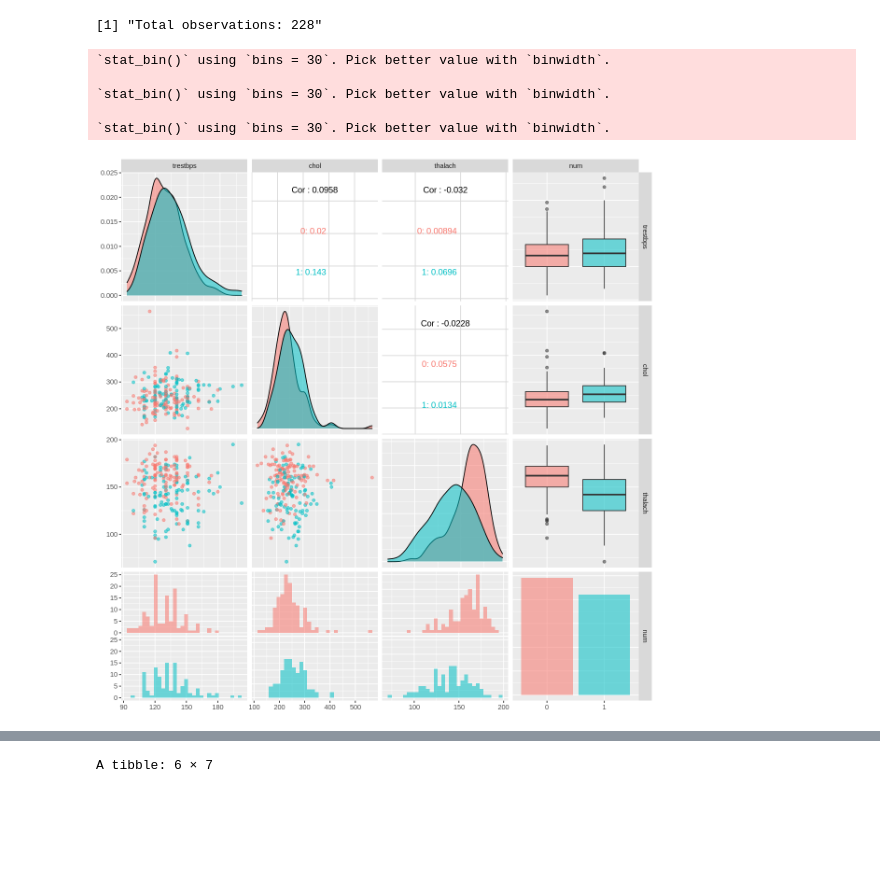
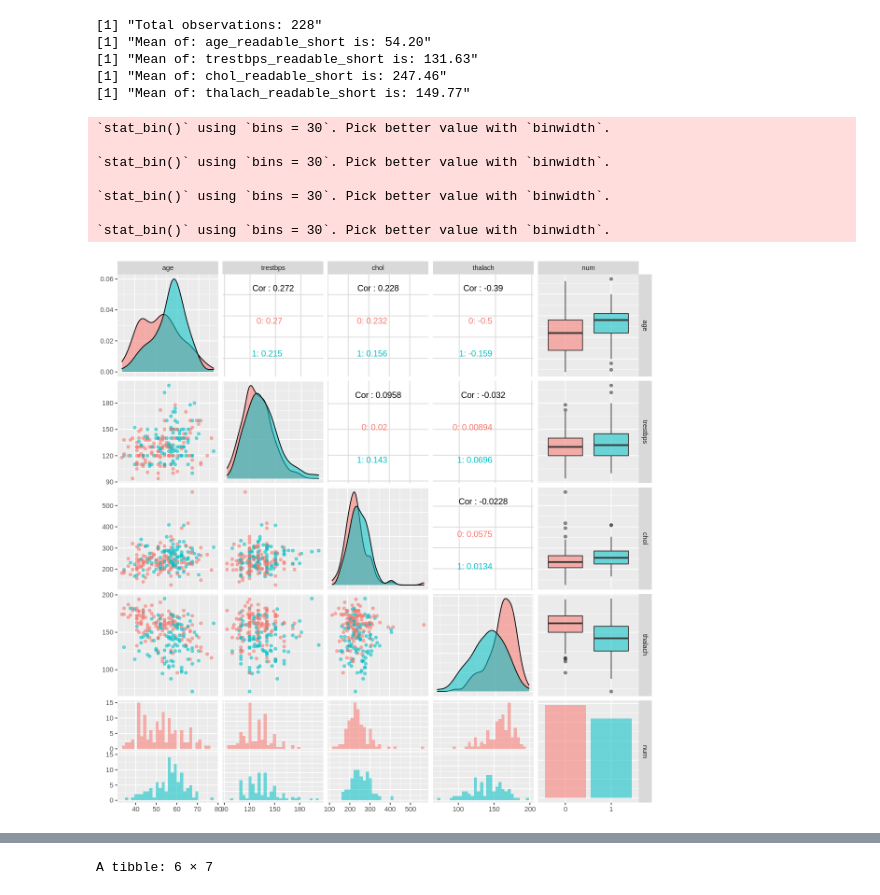
Before and after one commit to abnerbal/Heart_Disease_Predictor, a Jupyter notebook: code/code2.ipynb, the cells around one changed output, grey strips where cells are left out. Saved outputs shown, nothing was run; the diff lists cells and outputs as text; code cells hidden in the pictures; blank space fills up the shorter version.

Commit message:
add mean to Summarize in Code 2

```diff
--- a/code/code2.ipynb
+++ b/code/code2.ipynb
@@ -6,8 +6,8 @@
 
 #[Note: recipe(target ~ ., data = heart_data_train)
 # predictors <- c("age", "trestbps", "chol")
-# predictors <- c("age", "trestbps", "chol", "thalach")
-predictors <- c("trestbps", "chol", "thalach")
+predictors <- c("age", "trestbps", "chol", "thalach")
+# predictors <- c("trestbps", "chol", "thalach")
 # Example: predictors <- c("age", "chol") ==
 #          recipe(num ~ age+chol, data = heart_data_train)
 # predictors: all predictors
@@ -55,7 +55,7 @@ HumanReadable <- function(colName){
   }
 }
 
-HumanReadableShort <- function(colName){HumanReadable(colName)}
+HumanReadableShort <- function(colName){sprintf("%s_short", HumanReadable(colName))}
 # %%
 # Code part 1, load lib, read data, wrangle data, split data.
 
@@ -121,26 +121,38 @@ A tibble: 228 × 4
 # %%
 # Code part 2, Visualizing, Summarize data before analyzing.
 count_num <- group_by(heart_data_train) %>%
             summarize(count = n()) %>%
             pull()
 print(paste("Total observations:", count_num))
 
+for (i in predictors){
+    means <- map_df(heart_data_train %>% select(all_of(i)), mean) %>% pull()
+    sds <- map_df(heart_data_train %>% select(all_of(i)), sd) %>% pull()
+    print(sprintf("Mean of: %s is: %.2f", HumanReadableShort(i), means))
+    # print(sprintf("Standard deviation of: %s is: %.2f", HumanReadableShort(i), sds))
+}
 
 ggpairs(heart_data_train,
   mapping=aes(colour = get(target), alpha=0.4))
 
 histogramPlot <- function(p){
   ggplot(heart_data_train, aes(x=get(p), fill = get(target))) +
     geom_histogram(bins=20, position = "dodge") +
     labs(x=HumanReadable(p), fill=HumanReadable(target)) +
     ggtitle(paste("Distribution of: ", HumanReadableShort(p)))
 }
 plot_grid(plotlist = map(predictors, histogramPlot), ncol = 2)
 # %% [output]
 [1] "Total observations: 228"
+[1] "Mean of: age_readable_short is: 54.20"
+[1] "Mean of: trestbps_readable_short is: 131.63"
+[1] "Mean of: chol_readable_short is: 247.46"
+[1] "Mean of: thalach_readable_short is: 149.77"
 `stat_bin()` using `bins = 30`. Pick better value with `binwidth`.
 
 `stat_bin()` using `bins = 30`. Pick better value with `binwidth`.
 
 `stat_bin()` using `bins = 30`. Pick better value with `binwidth`.
+
+`stat_bin()` using `bins = 30`. Pick better value with `binwidth`.
-[figure, old version]
+[figure, new version]
```
Also changed, not shown: parts of 2 cells of this notebook.
